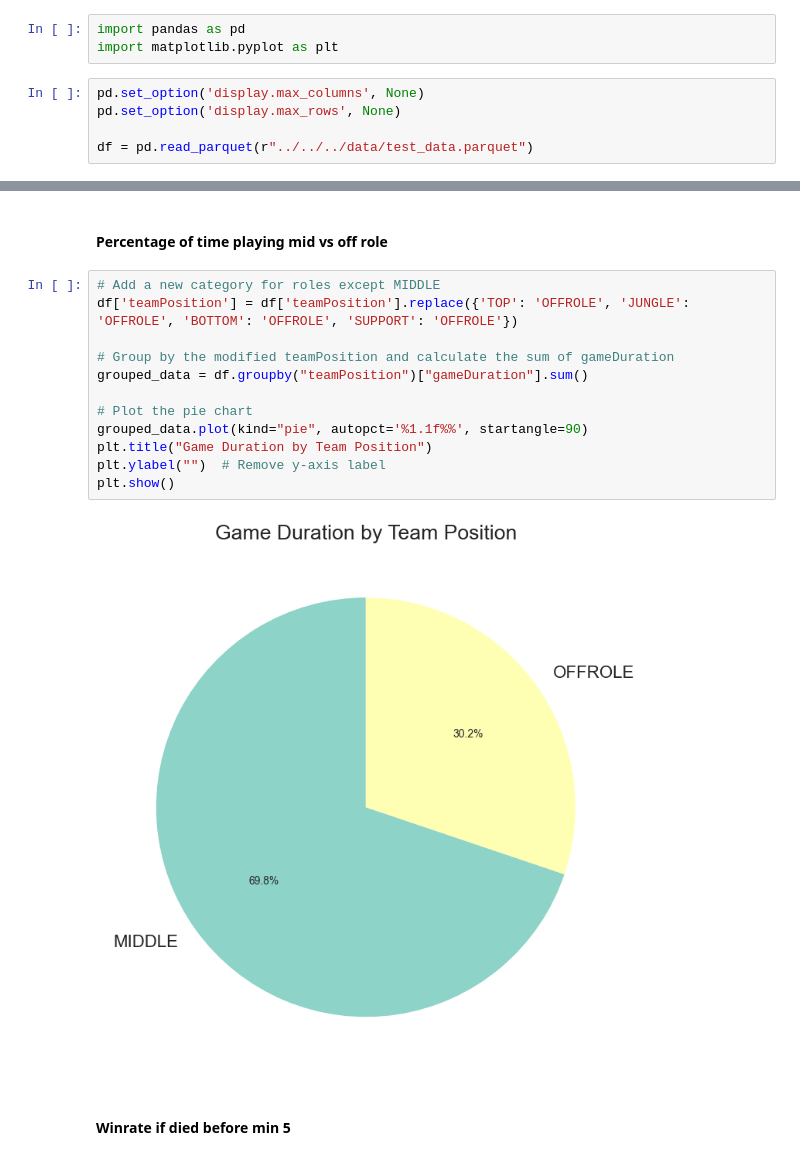
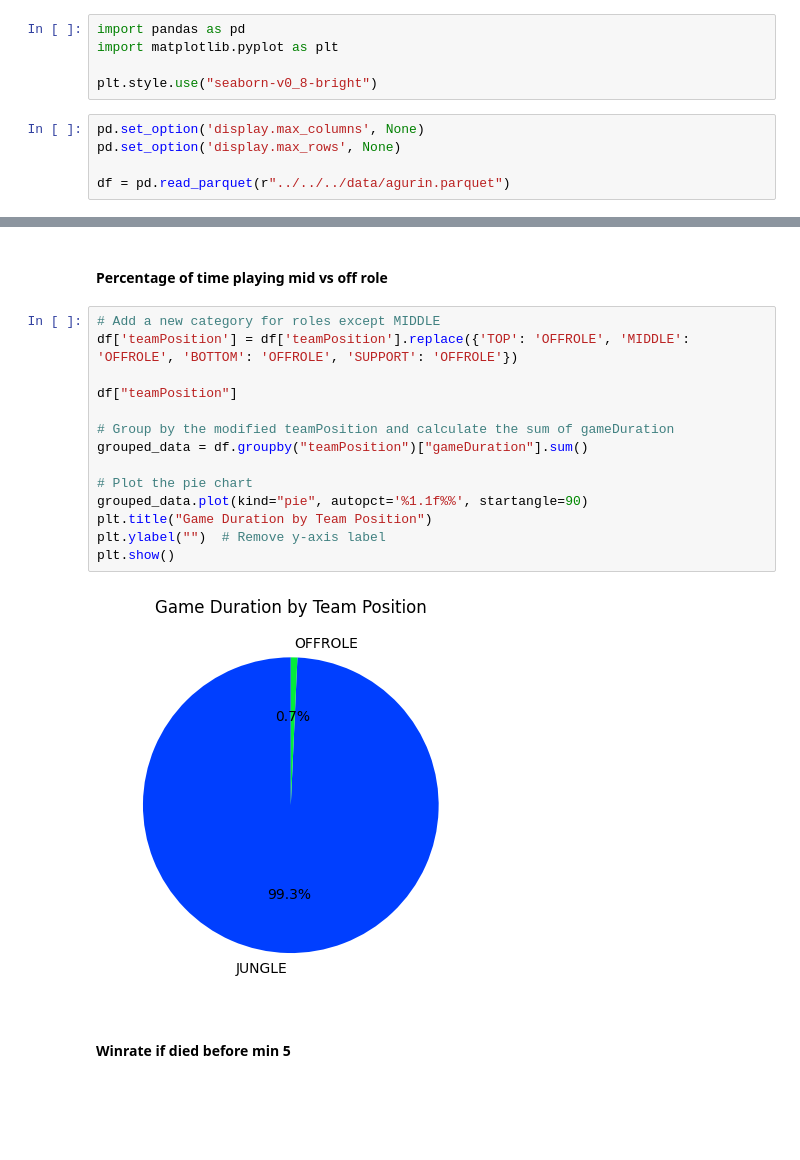
Before and after one commit to AaronBittel/LoLTracker, a Jupyter notebook: apps/backend/src/main/analysis.ipynb, the cells around one changed output, grey strips where cells are left out. Drawn from its saved outputs; the diff is of its cells as text; blank space fills up the shorter version.

```diff
--- a/apps/backend/src/main/analysis.ipynb
+++ b/apps/backend/src/main/analysis.ipynb
@@ -1,11 +1,13 @@
 # %%
 import pandas as pd
 import matplotlib.pyplot as plt
+
+plt.style.use("seaborn-v0_8-bright")
 # %%
 pd.set_option('display.max_columns', None)
 pd.set_option('display.max_rows', None)
 
-df = pd.read_parquet(r"../../../data/test_data.parquet")
+df = pd.read_parquet(r"../../../data/agurin.parquet")
 # %%
 df.shape
 # %% [output]
@@ -465,18 +541,20 @@ df.agg(
 #### Percentage of time playing mid vs off role
 # %%
 # Add a new category for roles except MIDDLE
-df['teamPosition'] = df['teamPosition'].replace({'TOP': 'OFFROLE', 'JUNGLE': 'OFFROLE', 'BOTTOM': 'OFFROLE', 'SUPPORT': 'OFFROLE'})
+df['teamPosition'] = df['teamPosition'].replace({'TOP': 'OFFROLE', 'MIDDLE': 'OFFROLE', 'BOTTOM': 'OFFROLE', 'SUPPORT': 'OFFROLE'})
+
+df["teamPosition"]
 
 # Group by the modified teamPosition and calculate the sum of gameDuration
 grouped_data = df.groupby("teamPosition")["gameDuration"].sum()
 
 # Plot the pie chart
 grouped_data.plot(kind="pie", autopct='%1.1f%%', startangle=90)
 plt.title("Game Duration by Team Position")
 plt.ylabel("")  # Remove y-axis label
 plt.show()
 # %% [output]
-[figure, old version]
+[figure, new version]
 # %% [markdown]
 #### Winrate if died before min 5
 # %%
```
Also changed, not shown: parts of 44 cells of this notebook, 5 other files.
